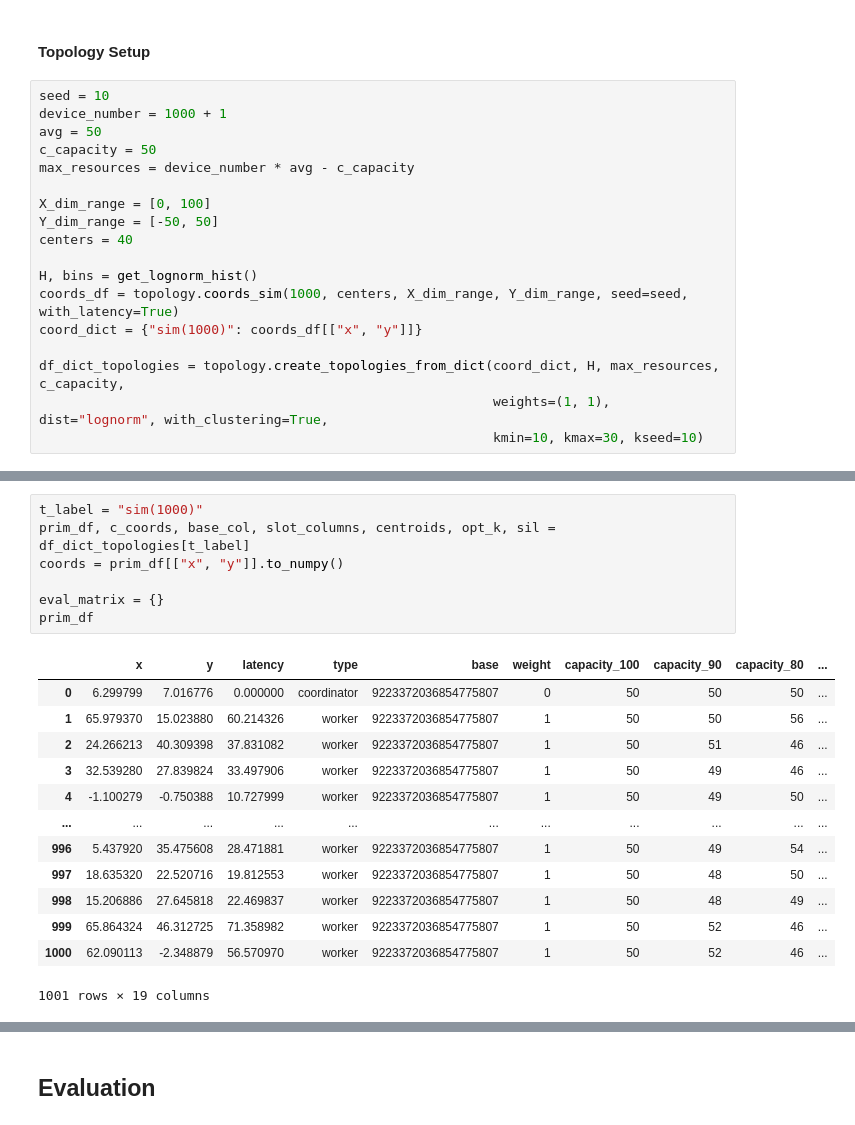
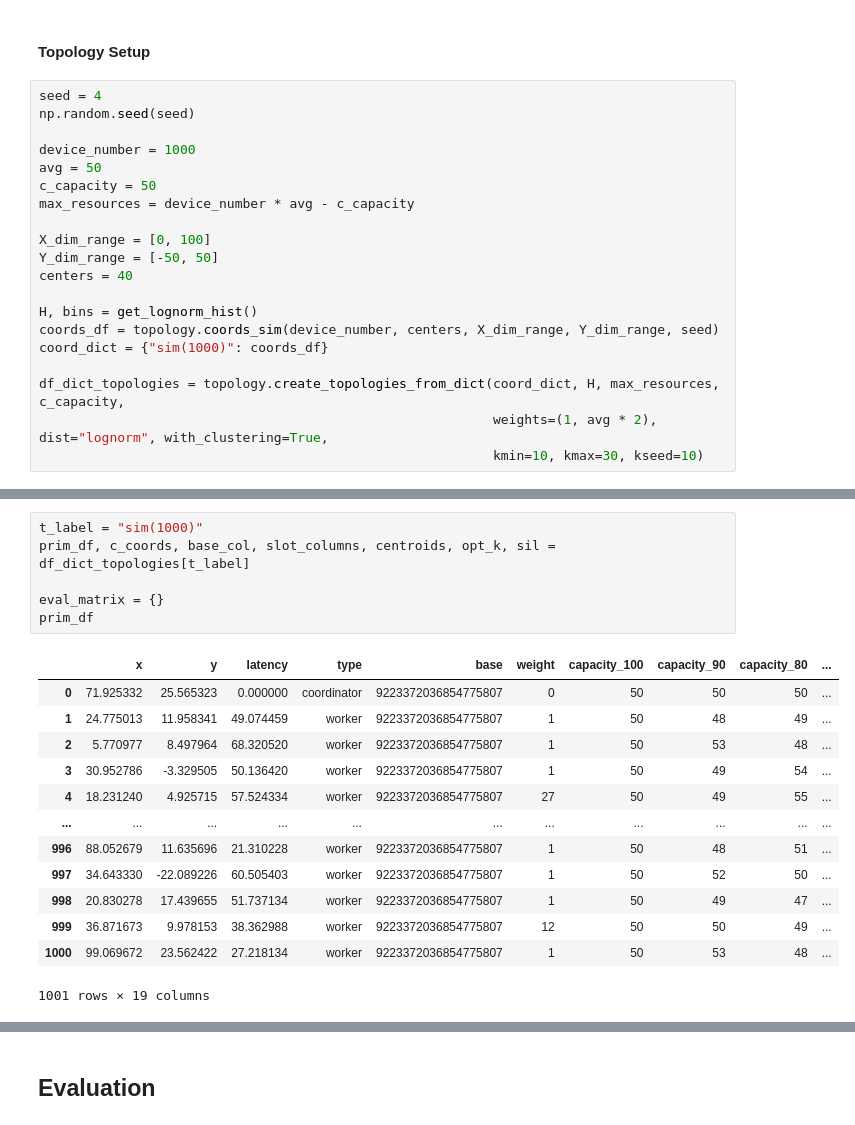
Before and after one commit to xchatzil/NEMO, a Jupyter notebook: notebooks/ChangingTopology.ipynb, the cells around one changed output, grey strips where cells are left out. Cells and saved outputs as stored; diff of their text form.

```diff
--- a/notebooks/ChangingTopology.ipynb
+++ b/notebooks/ChangingTopology.ipynb
@@ -17,8 +14,10 @@ The autoreload extension is already loaded. To reload it, use:
 # %% [markdown]
 #### Topology Setup
 # %%
-seed = 10
-device_number = 1000 + 1
+seed = 4
+np.random.seed(seed)
+
+device_number = 1000
 avg = 50
 c_capacity = 50
 max_resources = device_number * avg - c_capacity
@@ -28,11 +27,11 @@ Y_dim_range = [-50, 50]
 centers = 40
 
 H, bins = get_lognorm_hist()
-coords_df = topology.coords_sim(1000, centers, X_dim_range, Y_dim_range, seed=seed, with_latency=True)
-coord_dict = {"sim(1000)": coords_df[["x", "y"]]}
+coords_df = topology.coords_sim(device_number, centers, X_dim_range, Y_dim_range, seed)
+coord_dict = {"sim(1000)": coords_df}
 
 df_dict_topologies = topology.create_topologies_from_dict(coord_dict, H, max_resources, c_capacity,
-                                                          weights=(1, 1), dist="lognorm", with_clustering=True,
+                                                          weights=(1, avg * 2), dist="lognorm", with_clustering=True,
                                                           kmin=10, kmax=30, kseed=10)
 # %% [output]
 Creating df for sim(1000)
@@ -68,23 +51,22 @@ len(coord_list)
 # %%
 t_label = "sim(1000)"
 prim_df, c_coords, base_col, slot_columns, centroids, opt_k, sil = df_dict_topologies[t_label]
-coords = prim_df[["x", "y"]].to_numpy()
 
 eval_matrix = {}
 prim_df
 # %% [output]
 |  | x | y | latency | type | base | weight | capacity_100 | capacity_90 | capacity_80 | ... |
-| 0 | 6.299799 | 7.016776 | 0.000000 | coordinator | 9223372036854775807 | 0 | 50 | 50 | 50 | ... |
-| 1 | 65.979370 | 15.023880 | 60.214326 | worker | 9223372036854775807 | 1 | 50 | 50 | 56 | ... |
-| 2 | 24.266213 | 40.309398 | 37.831082 | worker | 9223372036854775807 | 1 | 50 | 51 | 46 | ... |
-| 3 | 32.539280 | 27.839824 | 33.497906 | worker | 9223372036854775807 | 1 | 50 | 49 | 46 | ... |
-| 4 | -1.100279 | -0.750388 | 10.727999 | worker | 9223372036854775807 | 1 | 50 | 49 | 50 | ... |
+| 0 | 71.925332 | 25.565323 | 0.000000 | coordinator | 9223372036854775807 | 0 | 50 | 50 | 50 | ... |
+| 1 | 24.775013 | 11.958341 | 49.074459 | worker | 9223372036854775807 | 1 | 50 | 48 | 49 | ... |
+| 2 | 5.770977 | 8.497964 | 68.320520 | worker | 9223372036854775807 | 1 | 50 | 53 | 48 | ... |
+| 3 | 30.952786 | -3.329505 | 50.136420 | worker | 9223372036854775807 | 1 | 50 | 49 | 54 | ... |
+| 4 | 18.231240 | 4.925715 | 57.524334 | worker | 9223372036854775807 | 27 | 50 | 49 | 55 | ... |
 | ... | ... | ... | ... | ... | ... | ... | ... | ... | ... | ... |
-| 996 | 5.437920 | 35.475608 | 28.471881 | worker | 9223372036854775807 | 1 | 50 | 49 | 54 | ... |
-| 997 | 18.635320 | 22.520716 | 19.812553 | worker | 9223372036854775807 | 1 | 50 | 48 | 50 | ... |
-| 998 | 15.206886 | 27.645818 | 22.469837 | worker | 9223372036854775807 | 1 | 50 | 48 | 49 | ... |
-| 999 | 65.864324 | 46.312725 | 71.358982 | worker | 9223372036854775807 | 1 | 50 | 52 | 46 | ... |
-| 1000 | 62.090113 | -2.348879 | 56.570970 | worker | 9223372036854775807 | 1 | 50 | 52 | 46 | ... |
+| 996 | 88.052679 | 11.635696 | 21.310228 | worker | 9223372036854775807 | 1 | 50 | 48 | 51 | ... |
+| 997 | 34.643330 | -22.089226 | 60.505403 | worker | 9223372036854775807 | 1 | 50 | 52 | 50 | ... |
+| 998 | 20.830278 | 17.439655 | 51.737134 | worker | 9223372036854775807 | 1 | 50 | 49 | 47 | ... |
+| 999 | 36.871673 | 9.978153 | 38.362988 | worker | 9223372036854775807 | 12 | 50 | 50 | 49 | ... |
+| 1000 | 99.069672 | 23.562422 | 27.218134 | worker | 9223372036854775807 | 1 | 50 | 53 | 48 | ... |
 1001 rows × 19 columns
 # %%
 print("Required:", prim_df["weight"].sum(), "Available:", prim_df["capacity_100"].sum())
```
Also changed, not shown: parts of 26 cells of this notebook, 40 other files.
